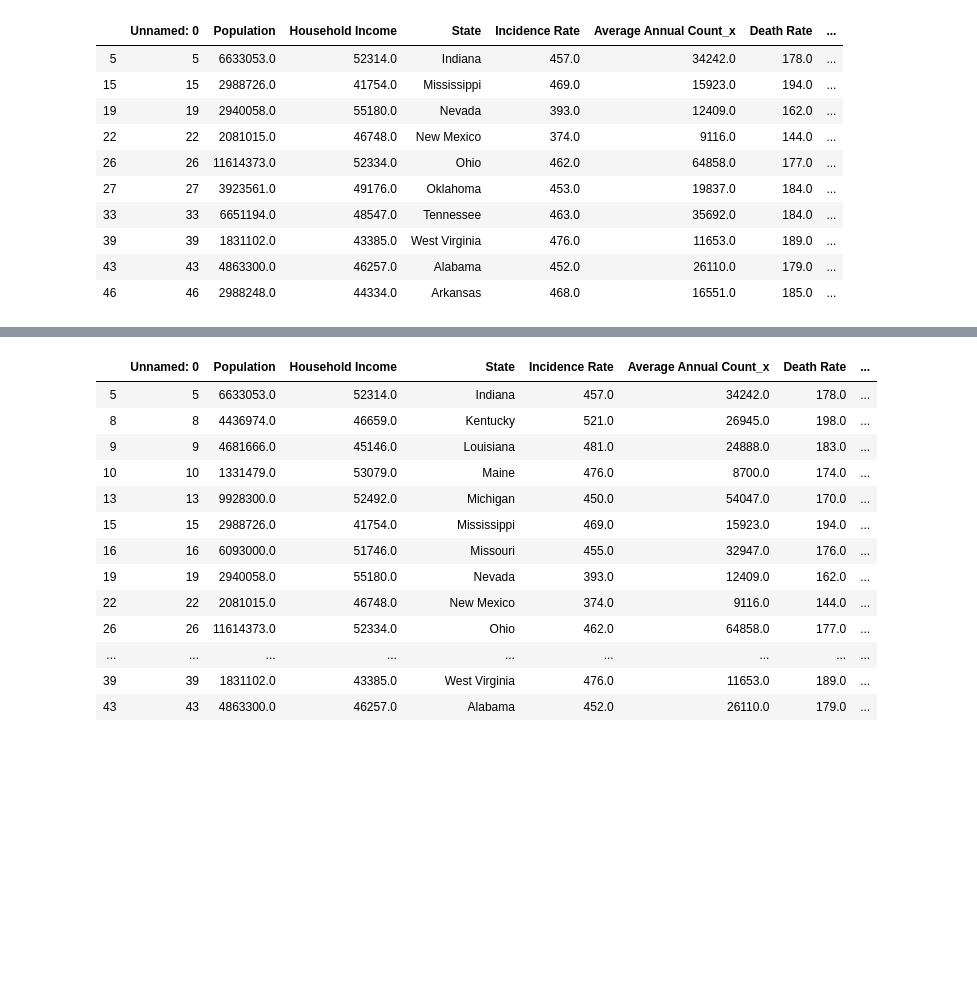
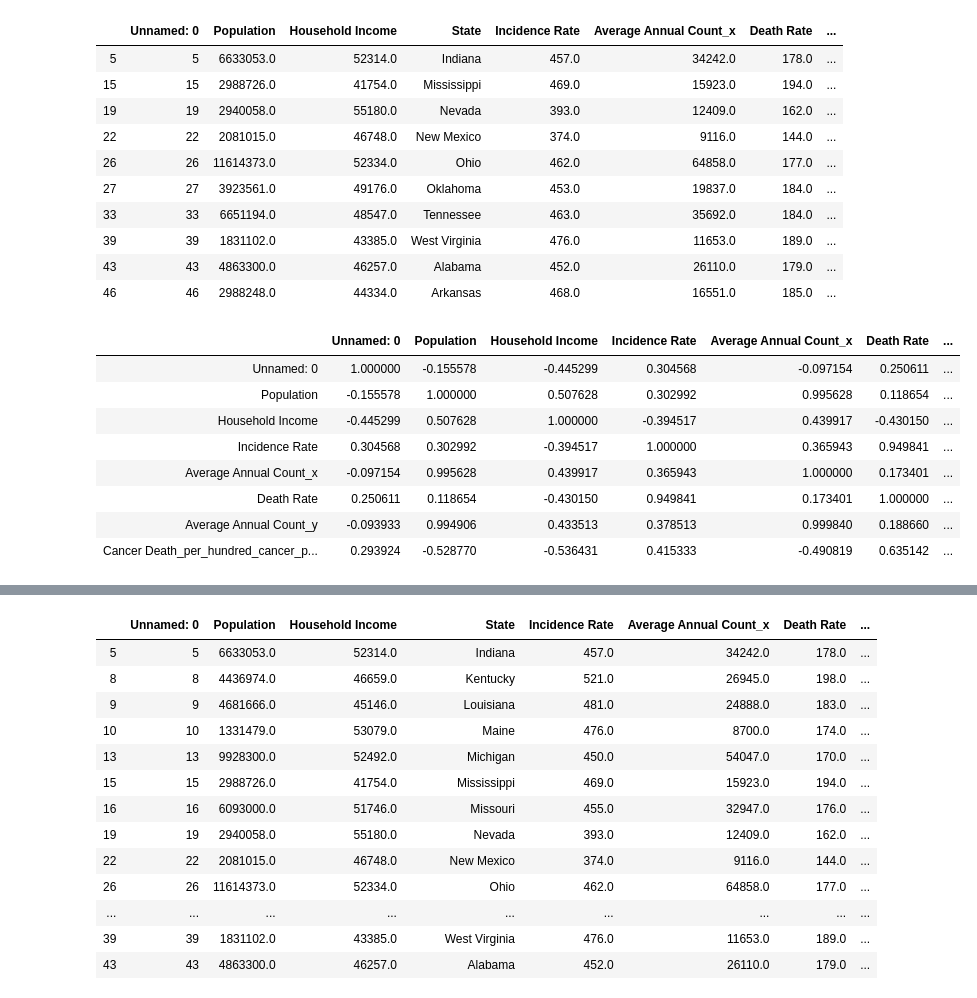
Before and after one commit to settinge/Cancer-and-Nonbiological-Variables, a Jupyter notebook: Income Regression.ipynb, the cells around one changed output, grey strips where cells are left out. Cells and saved outputs as stored; diff of their text form; code cells hidden in the pictures; blank space fills up the shorter version.

Commit message:
Included pearson correlation

```diff
--- a/Income Regression.ipynb
+++ b/Income Regression.ipynb
@@ -85,6 +85,19 @@ top_income
 | 39 | 39 | 1831102.0 | 43385.0 | West Virginia | 476.0 | 11653.0 | 189.0 | ... |
 | 43 | 43 | 4863300.0 | 46257.0 | Alabama | 452.0 | 26110.0 | 179.0 | ... |
 | 46 | 46 | 2988248.0 | 44334.0 | Arkansas | 468.0 | 16551.0 | 185.0 | ... |
+# %%
+top_pearson = top_income.corr(method="pearson")
+top_pearson
+# %% [output]
+|  | Unnamed: 0 | Population | Household Income | Incidence Rate | Average Annual Count_x | Death Rate | ... |
+| Unnamed: 0 | 1.000000 | -0.155578 | -0.445299 | 0.304568 | -0.097154 | 0.250611 | ... |
+| Population | -0.155578 | 1.000000 | 0.507628 | 0.302992 | 0.995628 | 0.118654 | ... |
+| Household Income | -0.445299 | 0.507628 | 1.000000 | -0.394517 | 0.439917 | -0.430150 | ... |
+| Incidence Rate | 0.304568 | 0.302992 | -0.394517 | 1.000000 | 0.365943 | 0.949841 | ... |
+| Average Annual Count_x | -0.097154 | 0.995628 | 0.439917 | 0.365943 | 1.000000 | 0.173401 | ... |
+| Death Rate | 0.250611 | 0.118654 | -0.430150 | 0.949841 | 0.173401 | 1.000000 | ... |
+| Average Annual Count_y | -0.093933 | 0.994906 | 0.433513 | 0.378513 | 0.999840 | 0.188660 | ... |
+| Cancer Death_per_hundred_cancer_p... | 0.293924 | -0.528770 | -0.536431 | 0.415333 | -0.490819 | 0.635142 | ... |
 # %%
 top_household_income = top_income["Household Income"]
 top_incidence_rate = top_income["Incidence Rate"]
```
Also changed, not shown: parts of 5 cells of this notebook, 4 other files.
